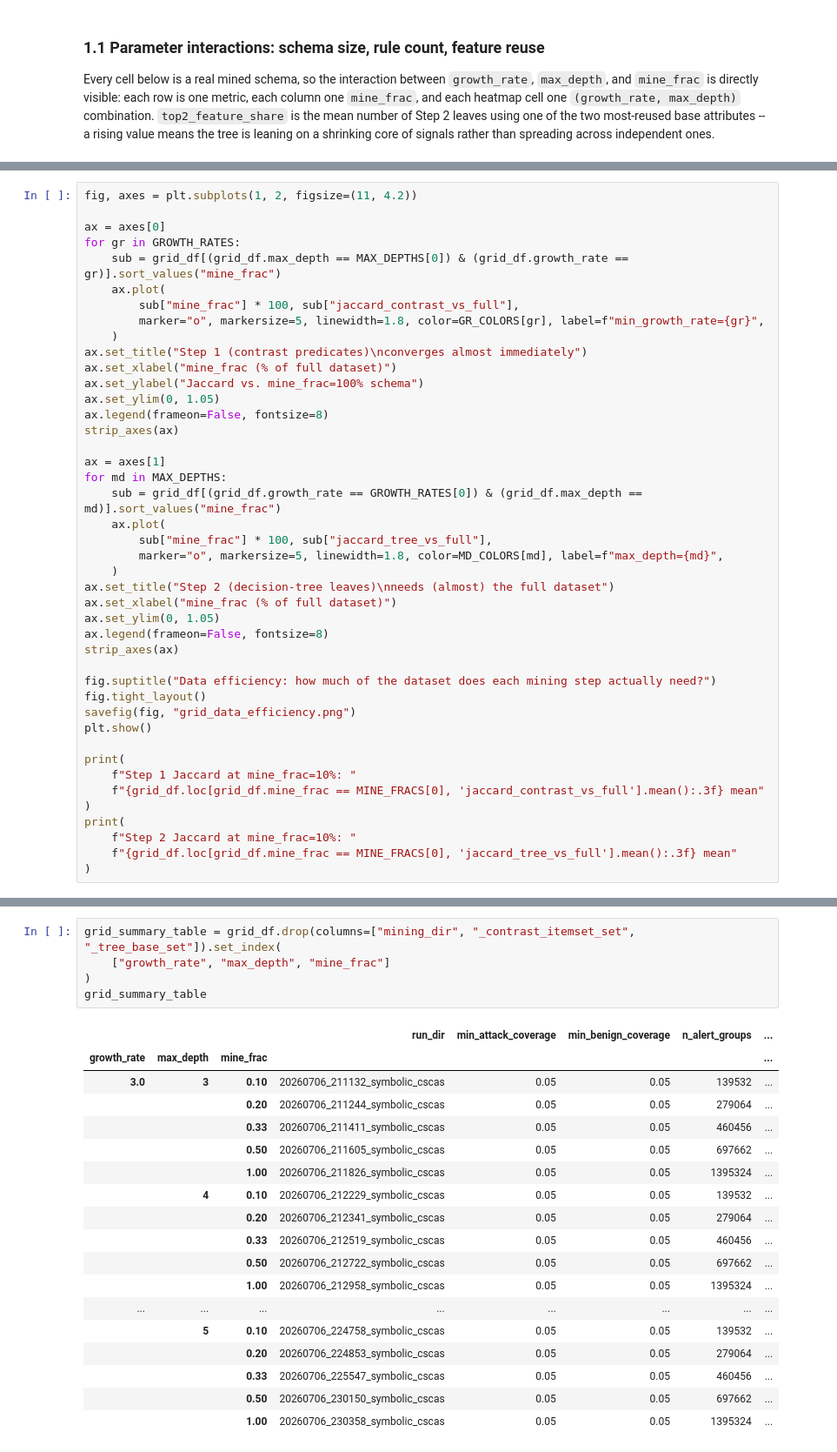
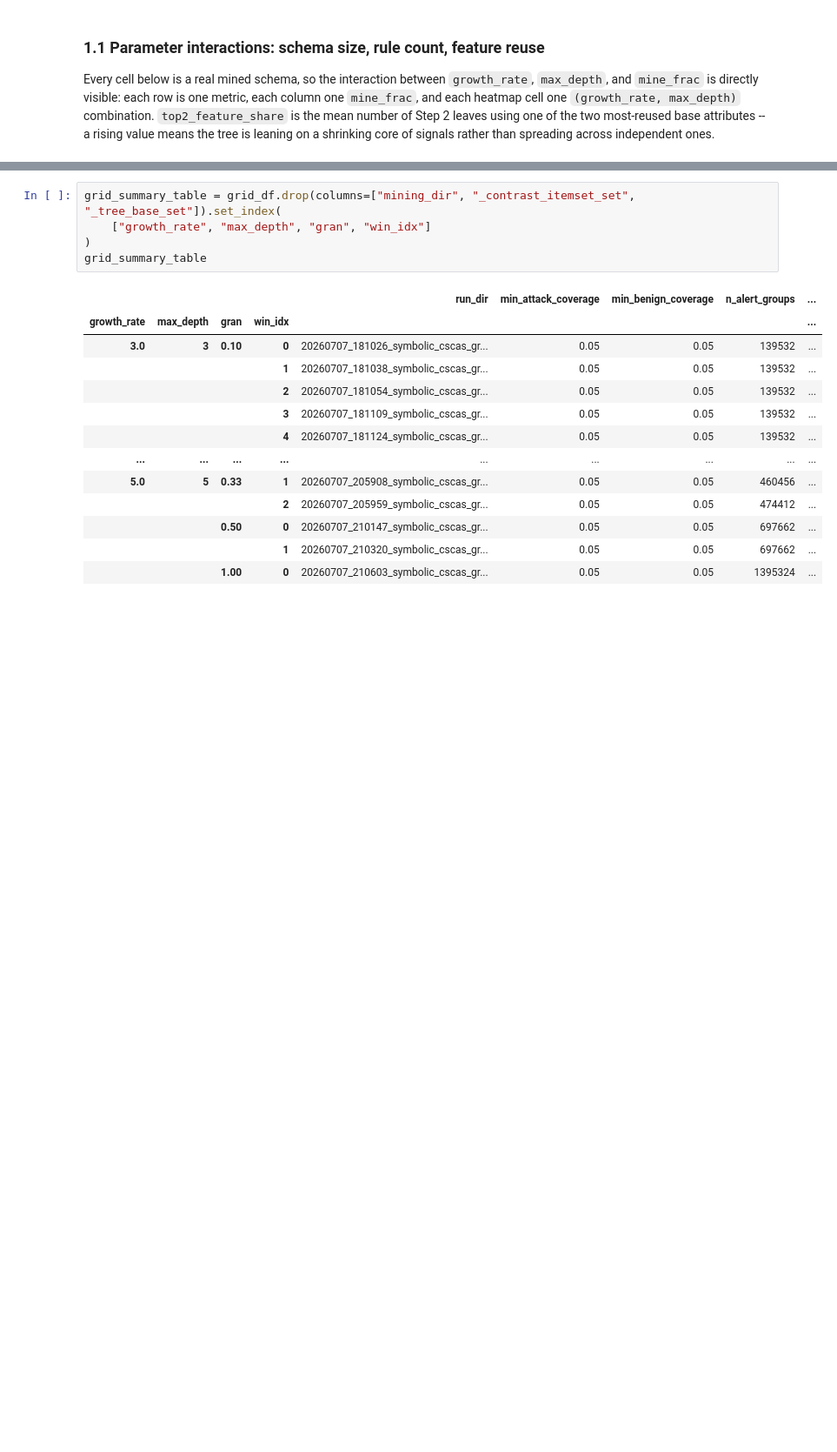
Before and after one commit to annaneliaa/msc-thesis, a Jupyter notebook: src/thesis/notebooks/attribute_mining_sweep_eda.ipynb, the cells around one changed output, grey strips where cells are left out. Shown at 87% size. Drawn from its saved outputs; the diff is of its cells as text; blank space fills up the shorter version.

```diff
--- a/src/thesis/notebooks/attribute_mining_sweep_eda.ipynb
+++ b/src/thesis/notebooks/attribute_mining_sweep_eda.ipynb
@@ -310,43 +350,0 @@ by the flat rows/columns in the heatmaps above).
-# %%
-fig, axes = plt.subplots(1, 2, figsize=(11, 4.2))
-
-ax = axes[0]
-for gr in GROWTH_RATES:
-    sub = grid_df[(grid_df.max_depth == MAX_DEPTHS[0]) & (grid_df.growth_rate == gr)].sort_values("mine_frac")
-    ax.plot(
-        sub["mine_frac"] * 100, sub["jaccard_contrast_vs_full"],
-        marker="o", markersize=5, linewidth=1.8, color=GR_COLORS[gr], label=f"min_growth_rate={gr}",
-    )
-ax.set_title("Step 1 (contrast predicates)\nconverges almost immediately")
-ax.set_xlabel("mine_frac (% of full dataset)")
-ax.set_ylabel("Jaccard vs. mine_frac=100% schema")
-ax.set_ylim(0, 1.05)
-ax.legend(frameon=False, fontsize=8)
-strip_axes(ax)
-
-ax = axes[1]
-for md in MAX_DEPTHS:
-    sub = grid_df[(grid_df.growth_rate == GROWTH_RATES[0]) & (grid_df.max_depth == md)].sort_values("mine_frac")
-    ax.plot(
-        sub["mine_frac"] * 100, sub["jaccard_tree_vs_full"],
-        marker="o", markersize=5, linewidth=1.8, color=MD_COLORS[md], label=f"max_depth={md}",
-    )
-ax.set_title("Step 2 (decision-tree leaves)\nneeds (almost) the full dataset")
-ax.set_xlabel("mine_frac (% of full dataset)")
-ax.set_ylim(0, 1.05)
-ax.legend(frameon=False, fontsize=8)
-strip_axes(ax)
-
-fig.suptitle("Data efficiency: how much of the dataset does each mining step actually need?")
-fig.tight_layout()
-savefig(fig, "grid_data_efficiency.png")
-plt.show()
-
-print(
-    f"Step 1 Jaccard at mine_frac=10%: "
-    f"{grid_df.loc[grid_df.mine_frac == MINE_FRACS[0], 'jaccard_contrast_vs_full'].mean():.3f} mean"
-)
-print(
-    f"Step 2 Jaccard at mine_frac=10%: "
-    f"{grid_df.loc[grid_df.mine_frac == MINE_FRACS[0], 'jaccard_tree_vs_full'].mean():.3f} mean"
-)
@@ -362,25 +525,20 @@ All 45 combinations, for pulling exact numbers into the thesis text or calling
 `.to_latex()` directly.
 # %%
 grid_summary_table = grid_df.drop(columns=["mining_dir", "_contrast_itemset_set", "_tree_base_set"]).set_index(
-    ["growth_rate", "max_depth", "mine_frac"]
+    ["growth_rate", "max_depth", "gran", "win_idx"]
 )
 grid_summary_table
 # %% [output]
-|  |  |  | run_dir | min_attack_coverage | min_benign_coverage | n_alert_groups | ... |
-| growth_rate | max_depth | mine_frac |  |  |  |  | ... |
-| 3.0 | 3 | 0.10 | 20260706_211132_symbolic_cscas | 0.05 | 0.05 | 139532 | ... |
-|  |  | 0.20 | 20260706_211244_symbolic_cscas | 0.05 | 0.05 | 279064 | ... |
-|  |  | 0.33 | 20260706_211411_symbolic_cscas | 0.05 | 0.05 | 460456 | ... |
-|  |  | 0.50 | 20260706_211605_symbolic_cscas | 0.05 | 0.05 | 697662 | ... |
-|  |  | 1.00 | 20260706_211826_symbolic_cscas | 0.05 | 0.05 | 1395324 | ... |
-|  | 4 | 0.10 | 20260706_212229_symbolic_cscas | 0.05 | 0.05 | 139532 | ... |
-|  |  | 0.20 | 20260706_212341_symbolic_cscas | 0.05 | 0.05 | 279064 | ... |
-|  |  | 0.33 | 20260706_212519_symbolic_cscas | 0.05 | 0.05 | 460456 | ... |
-|  |  | 0.50 | 20260706_212722_symbolic_cscas | 0.05 | 0.05 | 697662 | ... |
-|  |  | 1.00 | 20260706_212958_symbolic_cscas | 0.05 | 0.05 | 1395324 | ... |
-| ... | ... | ... | ... | ... | ... | ... | ... |
-|  | 5 | 0.10 | 20260706_224758_symbolic_cscas | 0.05 | 0.05 | 139532 | ... |
-|  |  | 0.20 | 20260706_224853_symbolic_cscas | 0.05 | 0.05 | 279064 | ... |
-|  |  | 0.33 | 20260706_225547_symbolic_cscas | 0.05 | 0.05 | 460456 | ... |
-|  |  | 0.50 | 20260706_230150_symbolic_cscas | 0.05 | 0.05 | 697662 | ... |
-|  |  | 1.00 | 20260706_230358_symbolic_cscas | 0.05 | 0.05 | 1395324 | ... |
+|  |  |  |  | run_dir | min_attack_coverage | min_benign_coverage | n_alert_groups | ... |
+| growth_rate | max_depth | gran | win_idx |  |  |  |  | ... |
+| 3.0 | 3 | 0.10 | 0 | 20260707_181026_symbolic_cscas_gr... | 0.05 | 0.05 | 139532 | ... |
+|  |  |  | 1 | 20260707_181038_symbolic_cscas_gr... | 0.05 | 0.05 | 139532 | ... |
+|  |  |  | 2 | 20260707_181054_symbolic_cscas_gr... | 0.05 | 0.05 | 139532 | ... |
+|  |  |  | 3 | 20260707_181109_symbolic_cscas_gr... | 0.05 | 0.05 | 139532 | ... |
+|  |  |  | 4 | 20260707_181124_symbolic_cscas_gr... | 0.05 | 0.05 | 139532 | ... |
+| ... | ... | ... | ... | ... | ... | ... | ... | ... |
+| 5.0 | 5 | 0.33 | 1 | 20260707_205908_symbolic_cscas_gr... | 0.05 | 0.05 | 460456 | ... |
+|  |  |  | 2 | 20260707_205959_symbolic_cscas_gr... | 0.05 | 0.05 | 474412 | ... |
+|  |  | 0.50 | 0 | 20260707_210147_symbolic_cscas_gr... | 0.05 | 0.05 | 697662 | ... |
+|  |  |  | 1 | 20260707_210320_symbolic_cscas_gr... | 0.05 | 0.05 | 697662 | ... |
+|  |  | 1.00 | 0 | 20260707_210603_symbolic_cscas_gr... | 0.05 | 0.05 | 1395324 | ... |
```
Also changed, not shown: parts of 24 cells of this notebook, 37 other files.
